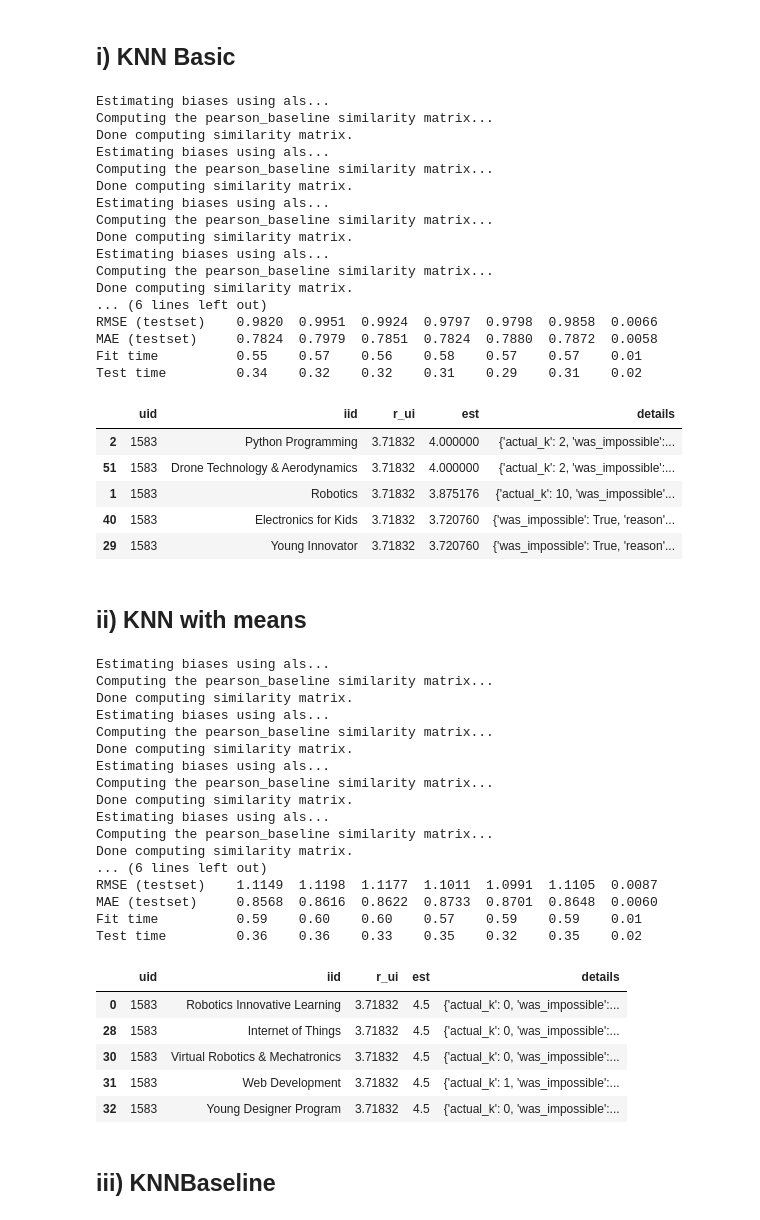
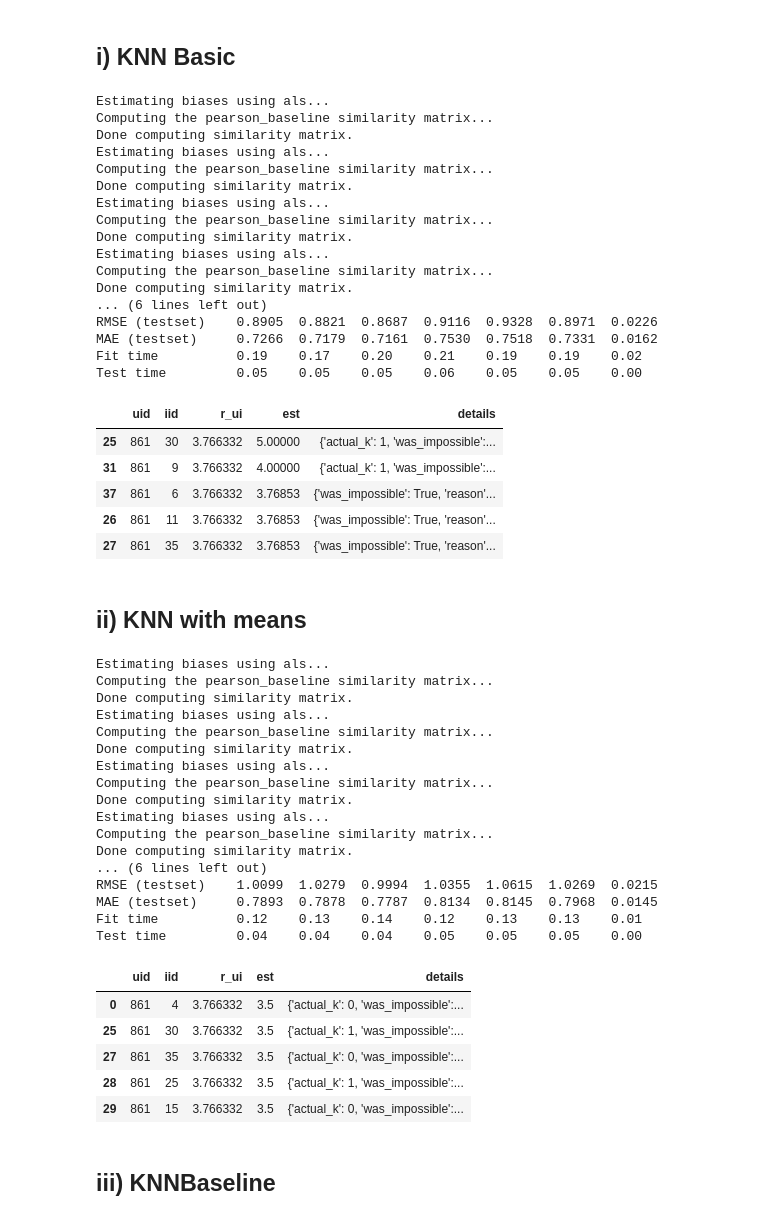
Before and after one commit to jaswanth333/daen690_course_recommendation_system, a Jupyter notebook: notebooks/Course Recommendation system with ML.ipynb, the cells around one changed output. Saved outputs shown, nothing was run; the diff lists cells and outputs as text; code cells hidden in the pictures.

Commit message:
updated dataset

```diff
--- a/notebooks/Course Recommendation system with ML.ipynb
+++ b/notebooks/Course Recommendation system with ML.ipynb
@@ -39,7 +331,38 @@ reader = Reader(rating_scale=(1,5))
+# %%
+from surprise import Dataset,accuracy
+from surprise import Reader
+from surprise import KNNBasic
+from surprise import KNNWithMeans
+from surprise import NormalPredictor
+from surprise import KNNBaseline
+from surprise import SVD
+import numpy as np
+from surprise import NMF
+from surprise import CoClustering
+from surprise import BaselineOnly
+from surprise import KNNWithZScore
+from surprise import SlopeOne
+from surprise import SVDpp
+from surprise.model_selection import cross_validate
+from surprise.model_selection import train_test_split
+from surprise.model_selection import GridSearchCV
+from surprise.accuracy import rmse as rmse_sp
+import pandas as pd
+from sklearn.metrics import r2_score, accuracy_score, mean_squared_error
+
+
+model_df=pd.read_csv("student_course_data_preprocessed.csv")
+
+reader = Reader(rating_scale=(1,5))
 # %% [markdown]
 ## Getting User Data
-# %%
-student_id=1583
-data = Dataset.load_from_df(model_df[['student_id', 'course_name', 'course_rating']], reader)
-trainSet = data.build_full_trainset()
+# %%
+student_id=861
+edu_lvl=model_df.loc[model_df.student_id==student_id, 'education'].values[0]
+student_df=model_df[model_df['education']==edu_lvl]
+
+#student_df=model_df[model_df['course_rating']>3]
+
+data = Dataset.load_from_df(student_df[['student_id', 'course_id', 'course_rating']], reader)
+trainSet = data.build_full_trainset()
 # %%
@@ -80,37 +403,36 @@ sim_options = {'name': 'pearson_baseline',
 ## i) KNN Basic
 # %%
 np.random.seed(1)
-knn_basic_algo = KNNBasic(min_k=2,k=10,sim_options=sim_options)
+knn_basic_algo = KNNBasic(sim_options=sim_options)
 
 cross_validate(knn_basic_algo, data, measures=['RMSE', 'MAE'], cv=5, verbose=True)
-
 predictions = knn_basic_algo.test(anti_testset_user)
 pred = pd.DataFrame(predictions)
 pred.sort_values(by=['est'],ascending = False).head(5)
 # %% [output]
 Estimating biases using als...
 Computing the pearson_baseline similarity matrix...
 Done computing similarity matrix.
 Estimating biases using als...
 Computing the pearson_baseline similarity matrix...
 Done computing similarity matrix.
 Estimating biases using als...
 Computing the pearson_baseline similarity matrix...
 Done computing similarity matrix.
 Estimating biases using als...
 Computing the pearson_baseline similarity matrix...
 Done computing similarity matrix.
 ... (6 lines left out)
-RMSE (testset)    0.9820  0.9951  0.9924  0.9797  0.9798  0.9858  0.0066
-MAE (testset)     0.7824  0.7979  0.7851  0.7824  0.7880  0.7872  0.0058
-Fit time          0.55    0.57    0.56    0.58    0.57    0.57    0.01
-Test time         0.34    0.32    0.32    0.31    0.29    0.31    0.02
+RMSE (testset)    0.8905  0.8821  0.8687  0.9116  0.9328  0.8971  0.0226
+MAE (testset)     0.7266  0.7179  0.7161  0.7530  0.7518  0.7331  0.0162
+Fit time          0.19    0.17    0.20    0.21    0.19    0.19    0.02
+Test time         0.05    0.05    0.05    0.06    0.05    0.05    0.00
 |  | uid | iid | r_ui | est | details |
-| 2 | 1583 | Python Programming | 3.71832 | 4.000000 | {'actual_k': 2, 'was_impossible':... |
-| 51 | 1583 | Drone Technology & Aerodynamics | 3.71832 | 4.000000 | {'actual_k': 2, 'was_impossible':... |
-| 1 | 1583 | Robotics | 3.71832 | 3.875176 | {'actual_k': 10, 'was_impossible'... |
-| 40 | 1583 | Electronics for Kids | 3.71832 | 3.720760 | {'was_impossible': True, 'reason'... |
-| 29 | 1583 | Young Innovator | 3.71832 | 3.720760 | {'was_impossible': True, 'reason'... |
+| 25 | 861 | 30 | 3.766332 | 5.00000 | {'actual_k': 1, 'was_impossible':... |
+| 31 | 861 | 9 | 3.766332 | 4.00000 | {'actual_k': 1, 'was_impossible':... |
+| 37 | 861 | 6 | 3.766332 | 3.76853 | {'was_impossible': True, 'reason'... |
+| 26 | 861 | 11 | 3.766332 | 3.76853 | {'was_impossible': True, 'reason'... |
+| 27 | 861 | 35 | 3.766332 | 3.76853 | {'was_impossible': True, 'reason'... |
 # %% [markdown]
 ##  ii) KNN with means
 # %%
@@ -136,16 +458,16 @@ Estimating biases using als...
 Computing the pearson_baseline similarity matrix...
 Done computing similarity matrix.
 ... (6 lines left out)
-RMSE (testset)    1.1149  1.1198  1.1177  1.1011  1.0991  1.1105  0.0087
-MAE (testset)     0.8568  0.8616  0.8622  0.8733  0.8701  0.8648  0.0060
-Fit time          0.59    0.60    0.60    0.57    0.59    0.59    0.01
-Test time         0.36    0.36    0.33    0.35    0.32    0.35    0.02
+RMSE (testset)    1.0099  1.0279  0.9994  1.0355  1.0615  1.0269  0.0215
+MAE (testset)     0.7893  0.7878  0.7787  0.8134  0.8145  0.7968  0.0145
+Fit time          0.12    0.13    0.14    0.12    0.13    0.13    0.01
+Test time         0.04    0.04    0.04    0.05    0.05    0.05    0.00
 |  | uid | iid | r_ui | est | details |
-| 0 | 1583 | Robotics Innovative Learning | 3.71832 | 4.5 | {'actual_k': 0, 'was_impossible':... |
-| 28 | 1583 | Internet of Things | 3.71832 | 4.5 | {'actual_k': 0, 'was_impossible':... |
-| 30 | 1583 | Virtual Robotics & Mechatronics | 3.71832 | 4.5 | {'actual_k': 0, 'was_impossible':... |
-| 31 | 1583 | Web Development | 3.71832 | 4.5 | {'actual_k': 1, 'was_impossible':... |
-| 32 | 1583 | Young Designer Program | 3.71832 | 4.5 | {'actual_k': 0, 'was_impossible':... |
+| 0 | 861 | 4 | 3.766332 | 3.5 | {'actual_k': 0, 'was_impossible':... |
+| 25 | 861 | 30 | 3.766332 | 3.5 | {'actual_k': 1, 'was_impossible':... |
+| 27 | 861 | 35 | 3.766332 | 3.5 | {'actual_k': 0, 'was_impossible':... |
+| 28 | 861 | 25 | 3.766332 | 3.5 | {'actual_k': 1, 'was_impossible':... |
+| 29 | 861 | 15 | 3.766332 | 3.5 | {'actual_k': 0, 'was_impossible':... |
 # %% [markdown]
 ##  iii) KNNBaseline
 # %% [markdown]
```
Also changed, not shown: parts of 49 cells of this notebook, 2 other files.
